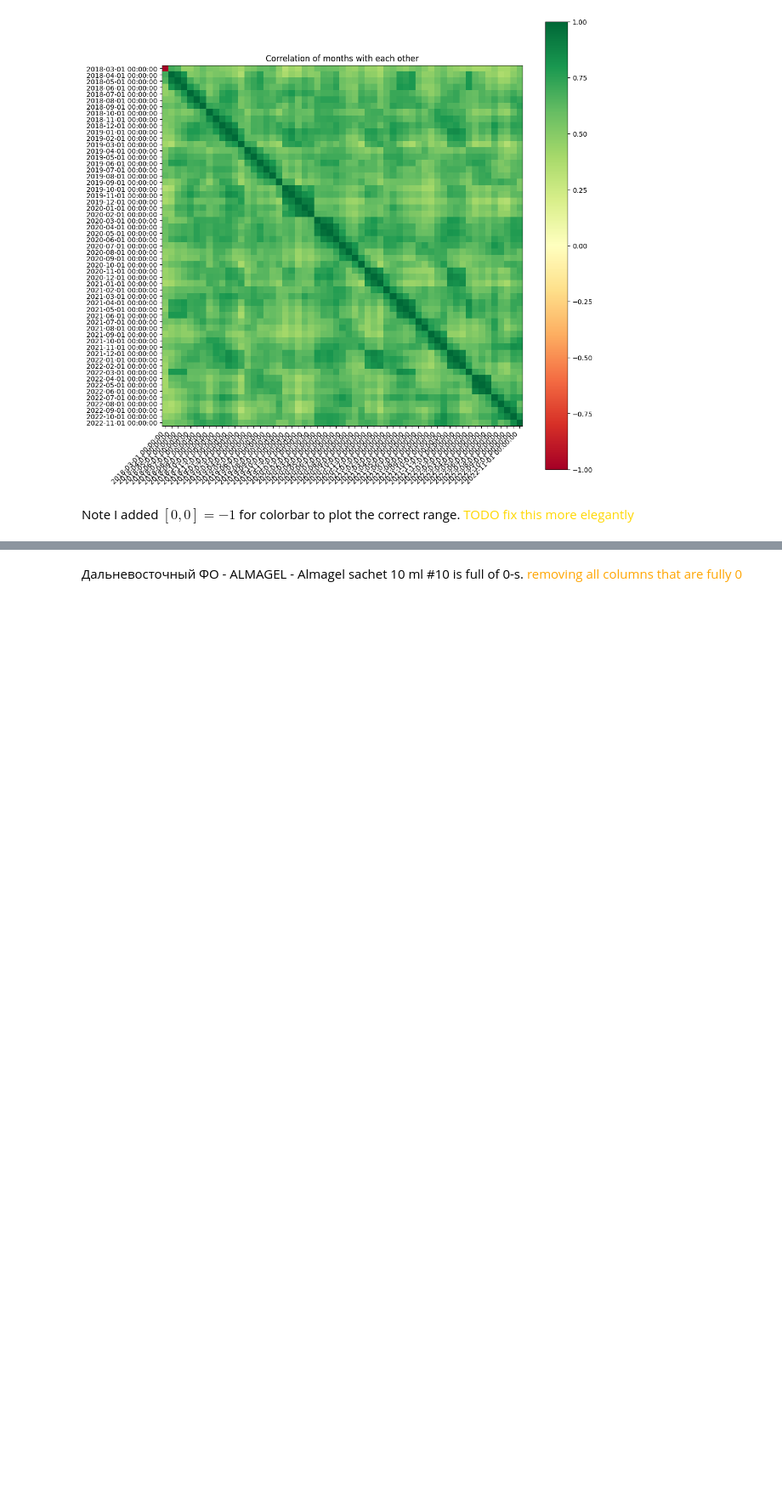
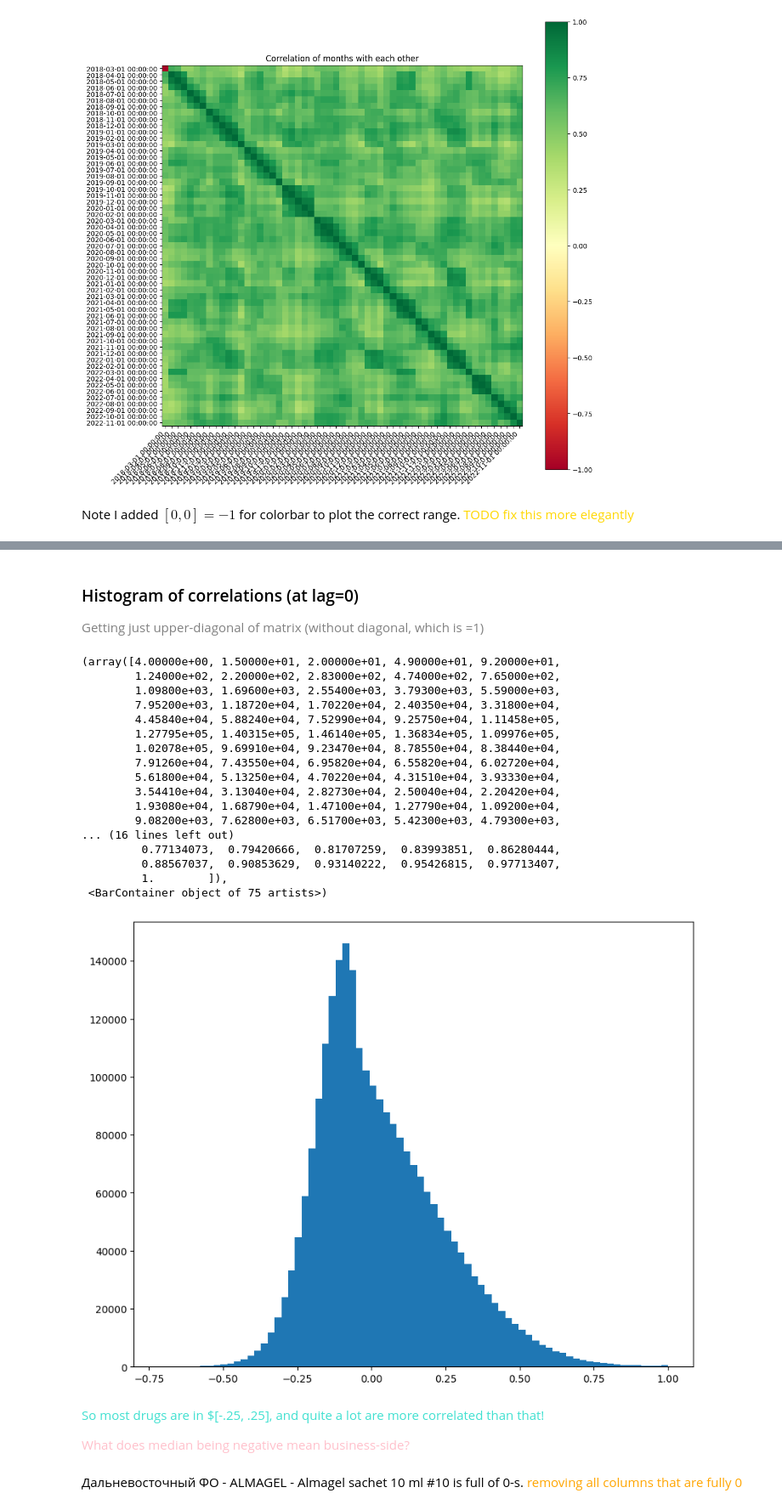
Before and after one commit to ariellubonja/hierarchical-time-series, a Jupyter notebook: eda.ipynb, the cells around one changed output, grey strips where cells are left out. Shown at 85% size. Cells and saved outputs as stored; diff of their text form; code cells hidden in the pictures; blank space fills up the shorter version.

Commit message:
refactor, Regions correlation

```diff
--- a/eda.ipynb
+++ b/eda.ipynb
@@ -150 +105,5 @@ Min:  0.3461431065759444
 Max:  1.0
+# %% [markdown]
+### Histogram of correlations (at lag=0)
+
+<font color='gray'>Getting just upper-diagonal of matrix (without diagonal, which is =1)</font>
@@ -151,2 +118,29 @@ Max:  1.0
+# %%
+plt.figure(figsize=(10,8))
+
+plt.hist(lower_diag_corr, bins=75)
+# %% [output]
+(array([4.00000e+00, 1.50000e+01, 2.00000e+01, 4.90000e+01, 9.20000e+01,
+        1.24000e+02, 2.20000e+02, 2.83000e+02, 4.74000e+02, 7.65000e+02,
+        1.09800e+03, 1.69600e+03, 2.55400e+03, 3.79300e+03, 5.59000e+03,
+        7.95200e+03, 1.18720e+04, 1.70220e+04, 2.40350e+04, 3.31800e+04,
+        4.45840e+04, 5.88240e+04, 7.52990e+04, 9.25750e+04, 1.11458e+05,
+        1.27795e+05, 1.40315e+05, 1.46140e+05, 1.36834e+05, 1.09976e+05,
+        1.02078e+05, 9.69910e+04, 9.23470e+04, 8.78550e+04, 8.38440e+04,
+        7.91260e+04, 7.43550e+04, 6.95820e+04, 6.55820e+04, 6.02720e+04,
+        5.61800e+04, 5.13250e+04, 4.70220e+04, 4.31510e+04, 3.93330e+04,
+        3.54410e+04, 3.13040e+04, 2.82730e+04, 2.50040e+04, 2.20420e+04,
+        1.93080e+04, 1.68790e+04, 1.47100e+04, 1.27790e+04, 1.09200e+04,
+        9.08200e+03, 7.62800e+03, 6.51700e+03, 5.42300e+03, 4.79300e+03,
+... (16 lines left out)
+         0.77134073,  0.79420666,  0.81707259,  0.83993851,  0.86280444,
+         0.88567037,  0.90853629,  0.93140222,  0.95426815,  0.97713407,
+         1.        ]),
+ <BarContainer object of 75 artists>)
+[figure, added]
+# %% [markdown]
+<font color='turquoise'>So most drugs are in $[-.25, .25], and quite a lot are more correlated than that!</font>
+
+<font color='pink'>What does median being negative mean business-side?</font>
 # %% [markdown]
 Дальневосточный ФО - ALMAGEL - Almagel sachet 10 ml #10 is full of 0-s. <font color='orange'> removing all columns that are fully 0 </font>
```
Also changed, not shown: parts of 30 cells of this notebook.
